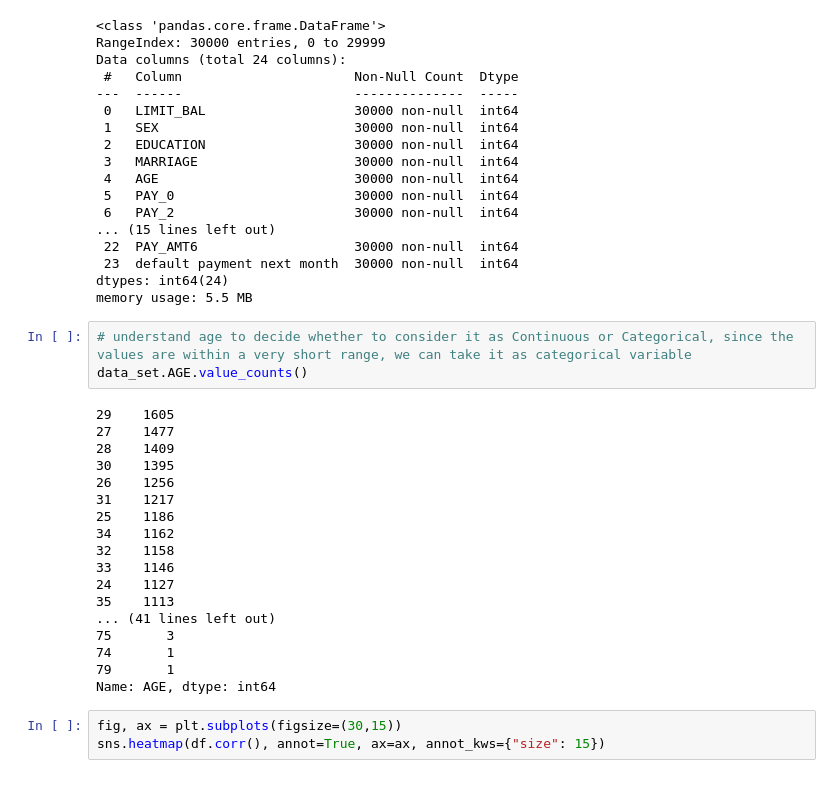
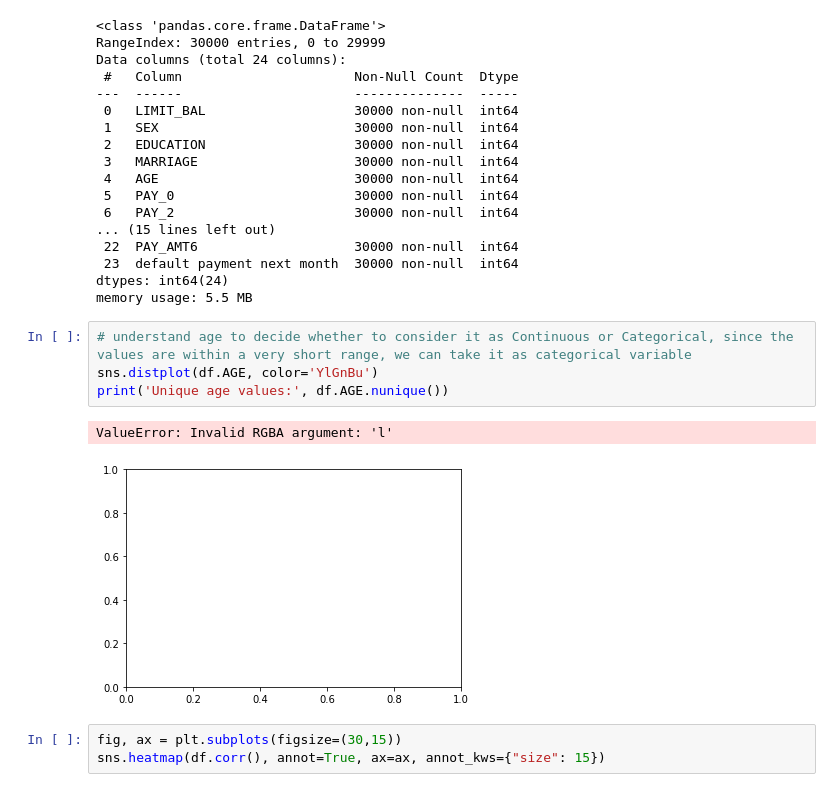
Before and after one commit to manojbalaji1/credit_default--ml-assignment1, a Jupyter notebook: credit_card_default_Final.ipynb, the cells around one changed output. Cells and saved outputs as stored; diff of their text form.

```diff
--- a/credit_card_default_Final.ipynb
+++ b/credit_card_default_Final.ipynb
@@ -96,25 +86,11 @@ dtypes: int64(24)
 memory usage: 5.5 MB
 # %%
 # understand age to decide whether to consider it as Continuous or Categorical, since the values are within a very short range, we can take it as categorical variable
-data_set.AGE.value_counts()
+sns.distplot(df.AGE, color='YlGnBu')
+print('Unique age values:', df.AGE.nunique())
 # %% [output]
-29    1605
-27    1477
-28    1409
-30    1395
-26    1256
-31    1217
-25    1186
-34    1162
-32    1158
-33    1146
-24    1127
-35    1113
-... (41 lines left out)
-75       3
-74       1
-79       1
-Name: AGE, dtype: int64
+ValueError: Invalid RGBA argument: 'l'
+[figure, added]
 # %%
 fig, ax = plt.subplots(figsize=(30,15))
 sns.heatmap(df.corr(), annot=True, ax=ax, annot_kws={"size": 15})
```
Also changed, not shown: parts of 6 cells of this notebook, 1 other file.
